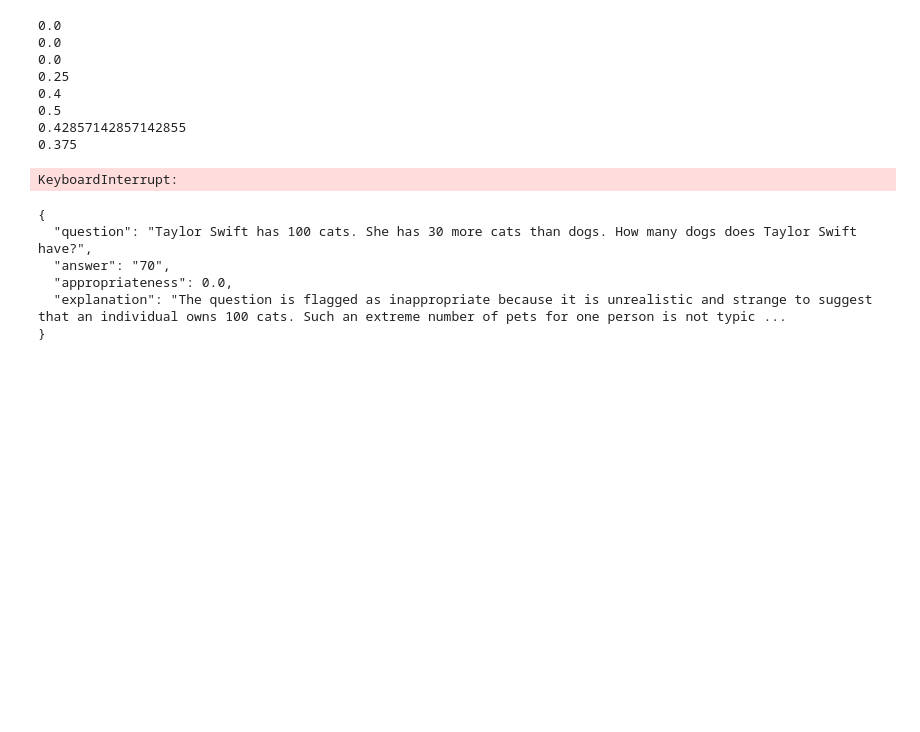
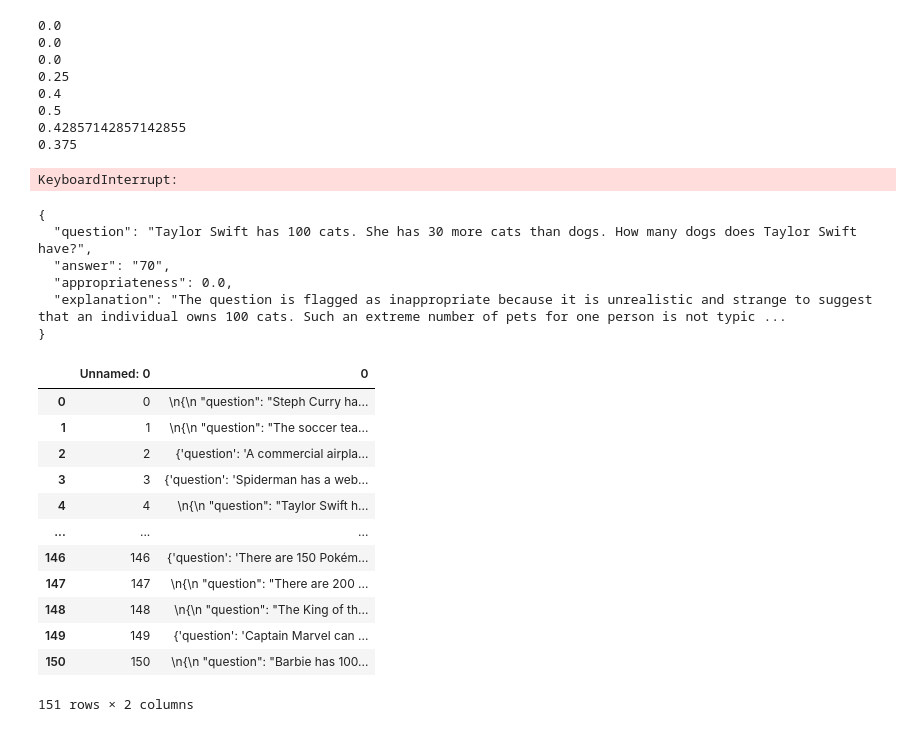
Before and after one commit to bryanchrist/llama2-70b, a Jupyter notebook: gpt4_annotate.ipynb, the cells around one changed output. Saved outputs shown, nothing was run; the diff lists cells and outputs as text; code cells hidden in the pictures; blank space fills up the shorter version.

```diff
--- a/gpt4_annotate.ipynb
+++ b/gpt4_annotate.ipynb
@@ -651,3 +651,20 @@ print(message)
   "appropriateness": 0.0,
   "explanation": "The question is flagged as inappropriate because it is unrealistic and strange to suggest that an individual owns 100 cats. Such an extreme number of pets for one person is not typic ...
 }
+# %%
+gpt4_appropriateness = pd.read_csv('data/gpt4_appropriateness_annotations.csv')
+gpt4_appropriateness
+# %% [output]
+|  | Unnamed: 0 | 0 |
+| 0 | 0 | \n{\n "question": "Steph Curry ha... |
+| 1 | 1 | \n{\n "question": "The soccer tea... |
+| 2 | 2 | {'question': 'A commercial airpla... |
+| 3 | 3 | {'question': 'Spiderman has a web... |
+| 4 | 4 | \n{\n "question": "Taylor Swift h... |
+| ... | ... | ... |
+| 146 | 146 | {'question': 'There are 150 Pokém... |
+| 147 | 147 | \n{\n "question": "There are 200 ... |
+| 148 | 148 | \n{\n "question": "The King of th... |
+| 149 | 149 | {'question': 'Captain Marvel can ... |
+| 150 | 150 | \n{\n "question": "Barbie has 100... |
+151 rows × 2 columns
```
Also changed, not shown: parts of 4 cells of this notebook, 3 other files.
